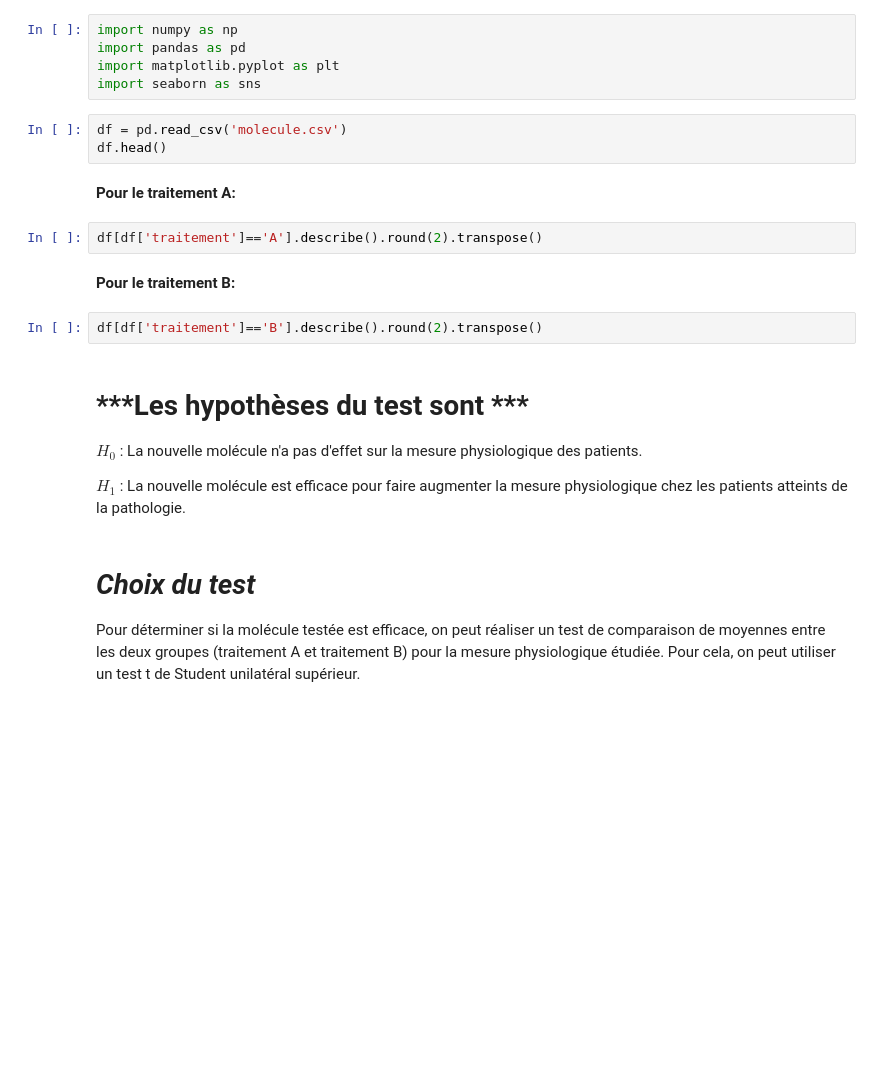
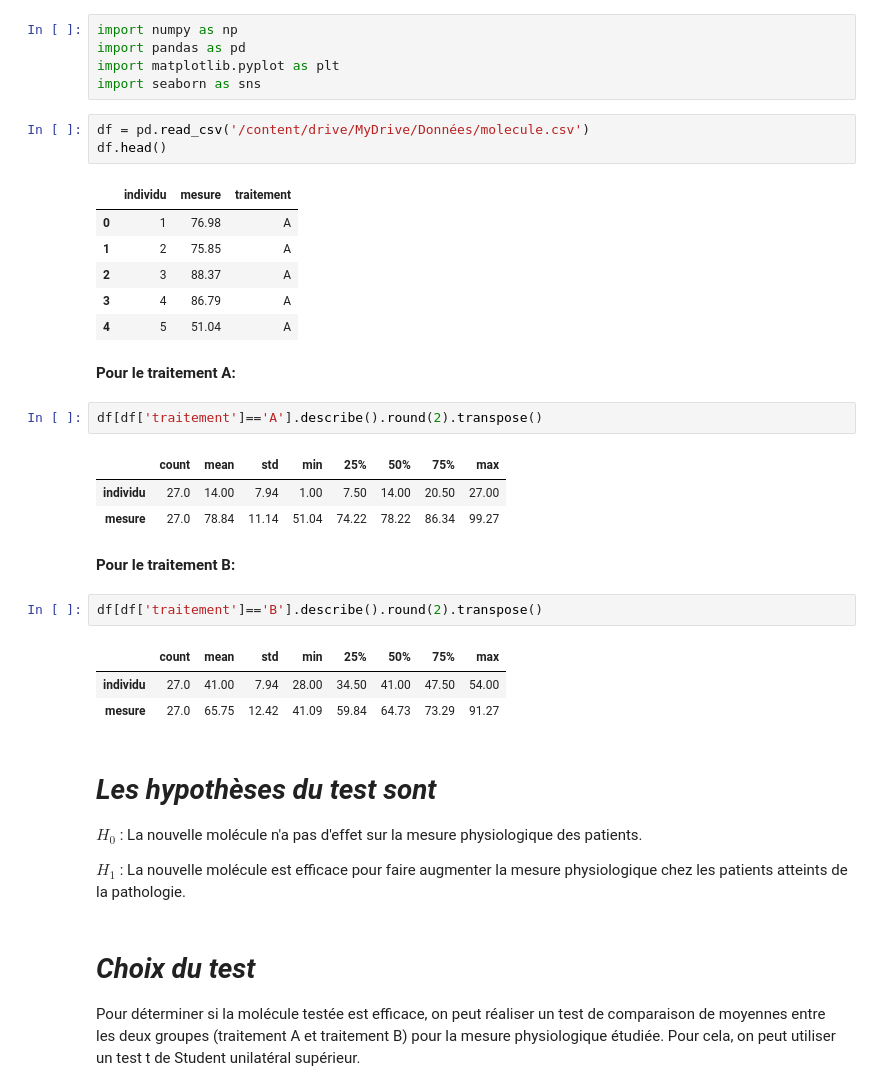
Before and after one commit to bigirimanainnocent12/Test-T-de-student-pour-deux-chantillons-ind-pendants, a Jupyter notebook: Test_T_de_Student_Pour_Deux_échantillons_Indépendants.ipynb, the cells around one changed output. Saved outputs shown, nothing was run; the diff lists cells and outputs as text; blank space fills up the shorter version.

```diff
--- a/Test_T_de_Student_Pour_Deux_échantillons_Indépendants.ipynb
+++ b/Test_T_de_Student_Pour_Deux_échantillons_Indépendants.ipynb
@@ -403,18 +403,33 @@ import pandas as pd
 import matplotlib.pyplot as plt
 import seaborn as sns
 # %%
-df = pd.read_csv('molecule.csv')
+df = pd.read_csv('/content/drive/MyDrive/Données/molecule.csv')
 df.head()
+# %% [output]
+|  | individu | mesure | traitement |
+| 0 | 1 | 76.98 | A |
+| 1 | 2 | 75.85 | A |
+| 2 | 3 | 88.37 | A |
+| 3 | 4 | 86.79 | A |
+| 4 | 5 | 51.04 | A |
 # %% [markdown]
 **Pour le traitement A:**
 # %%
 df[df['traitement']=='A'].describe().round(2).transpose()
+# %% [output]
+|  | count | mean | std | min | 25% | 50% | 75% | max |
+| individu | 27.0 | 14.00 | 7.94 | 1.00 | 7.50 | 14.00 | 20.50 | 27.00 |
+| mesure | 27.0 | 78.84 | 11.14 | 51.04 | 74.22 | 78.22 | 86.34 | 99.27 |
 # %% [markdown]
 **Pour le traitement B:**
 # %%
 df[df['traitement']=='B'].describe().round(2).transpose()
+# %% [output]
+|  | count | mean | std | min | 25% | 50% | 75% | max |
+| individu | 27.0 | 41.00 | 7.94 | 28.00 | 34.50 | 41.00 | 47.50 | 54.00 |
+| mesure | 27.0 | 65.75 | 12.42 | 41.09 | 59.84 | 64.73 | 73.29 | 91.27 |
 # %% [markdown]
-# ***Les hypothèses du test sont ***
+# ***Les hypothèses du test sont***
 
 $H_0$ : La nouvelle molécule n'a pas d'effet sur la mesure physiologique des patients.
 
```
Also changed, not shown: parts of 9 cells of this notebook.
